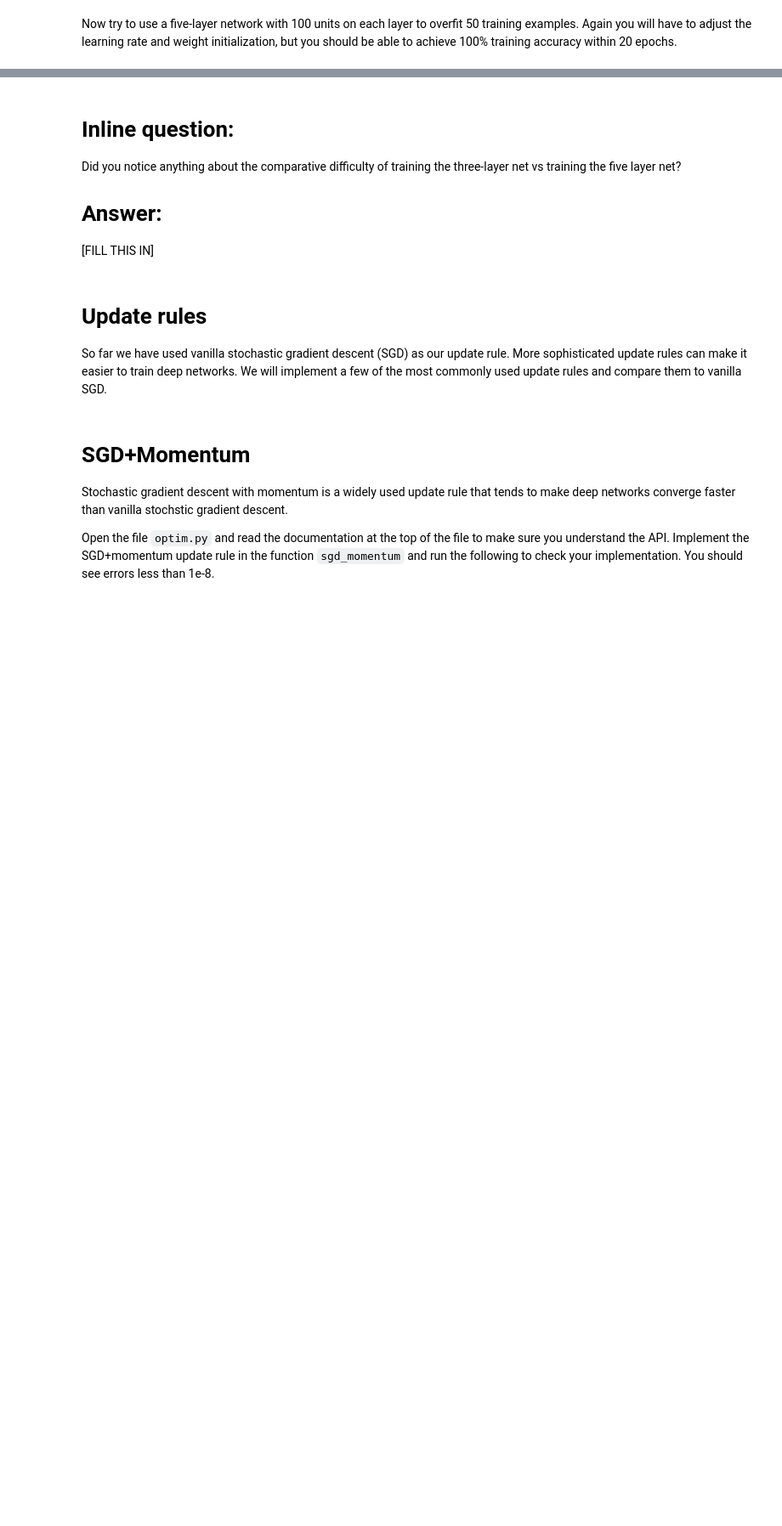
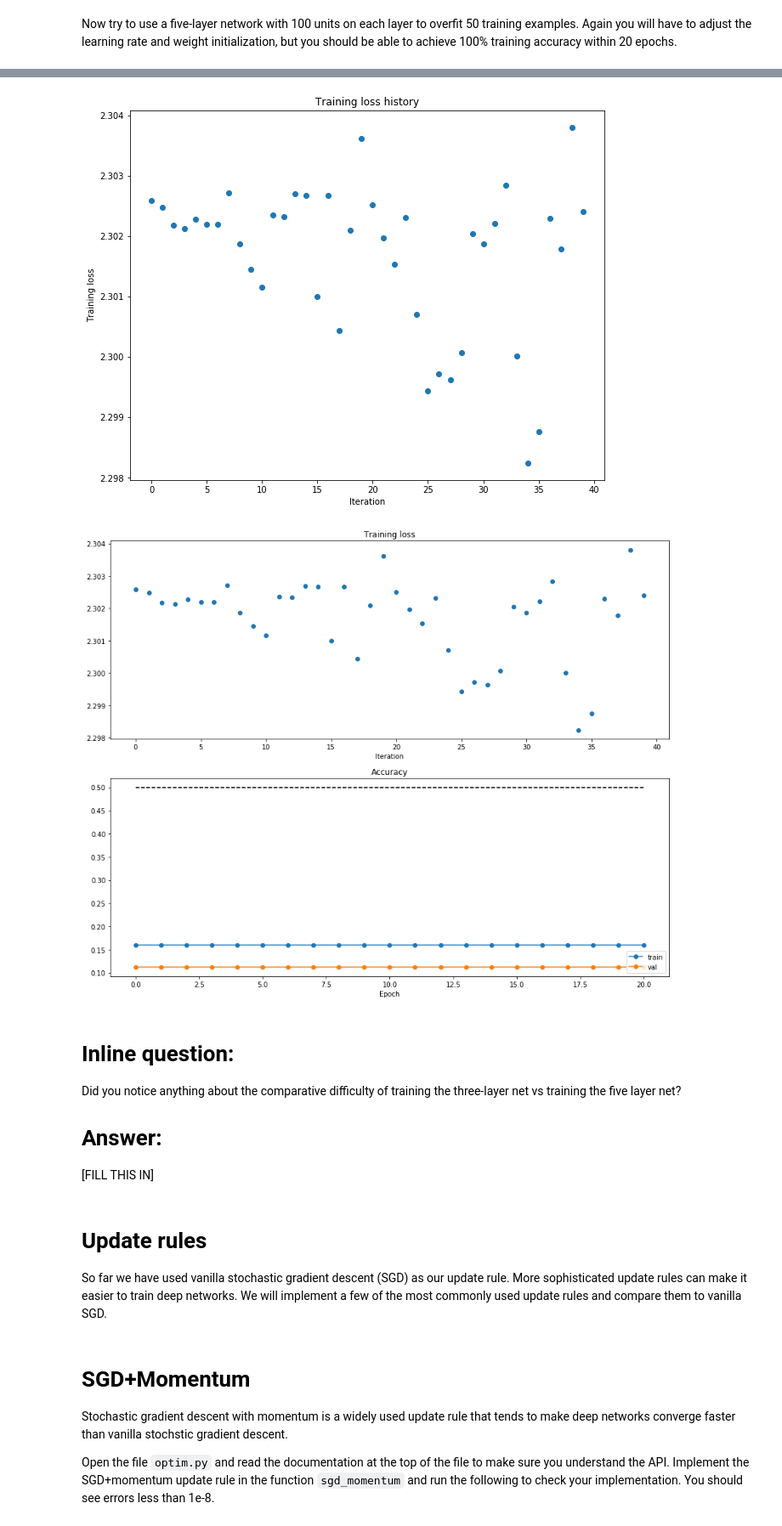
Before and after one commit to PootieT/stat_machine_learning_hw5, a Jupyter notebook: FullyConnectedNets.ipynb, the cells around one changed output, grey strips where cells are left out. Shown at 85% size. Drawn from its saved outputs; the diff is of its cells as text; code cells hidden in the pictures; blank space fills up the shorter version.

```diff
--- a/FullyConnectedNets.ipynb
+++ b/FullyConnectedNets.ipynb
@@ -465,8 +500,8 @@ small_data = {
   'y_val': data['y_val'],
 }
 
-learning_rate = 1e-4
-weight_scale = 1e-2
+learning_rate = 1.2e-2
+weight_scale = 1e-4
 model = FullyConnectedNet([100, 100, 100, 100],
                 weight_scale=weight_scale, dtype=np.float64)
 solver = Solver(model, small_data,
@@ -498,3 +533,4 @@ plt.xlabel('Epoch')
 plt.legend(loc='lower right')
 plt.gcf().set_size_inches(15, 12)
 plt.show()
+# %% [output]
@@ -501,3 +554,5 @@ plt.show()
+[figure, added]
+[figure, added]
 # %% [markdown]
 # Inline question:
 Did you notice anything about the comparative difficulty of training the three-layer net vs training the five layer net?
```
Also changed, not shown: parts of 13 cells of this notebook, 1 other file.
